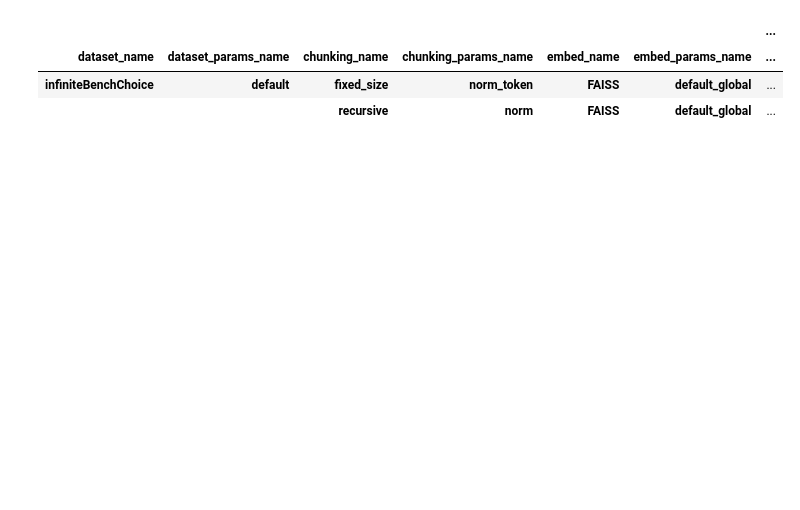
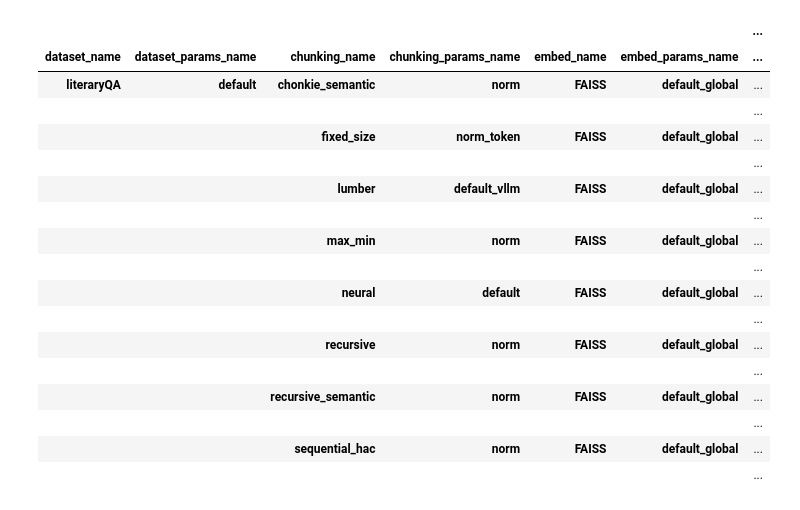
Before and after one commit to KunickiKarol/chunking_thesis, a Jupyter notebook: notebooks/analyze_retrieval.ipynb, the cells around one changed output. Cells and saved outputs as stored; diff of their text form; code cells hidden in the pictures; blank space fills up the shorter version.

```diff
--- a/notebooks/analyze_retrieval.ipynb
+++ b/notebooks/analyze_retrieval.ipynb
@@ -14,7 +14,7 @@ load_dotenv()
 
 ANALYZE_RETRIEVAL_DIR = Path(os.getenv("ANALYZE_RETRIEVAL_DIR"))
 
-with open("params.yaml", "r", encoding="utf-8") as f:
+with open("params_lit.yaml", "r", encoding="utf-8") as f:
     params = yaml.safe_load(f)
 
 datasets_cfg = params.get("preprocess_datasets").get("datasets")
@@ -96,32 +96,46 @@ metric_cols = [
     "Accuracy@3",
     "Accuracy@4",
     "Accuracy@5",
     "Recall@10",
     "MRR@10",
     "NDCG@10",
     "rerank_result_time",
 ]
 
 # reszta kolumn
 other_cols = [c for c in retrieval_df.columns if c not in metric_cols]
 
 metric_cols = [
     "Accuracy@1",
     "Accuracy@2",
     "Accuracy@3",
     "Accuracy@4",
     "Accuracy@5",
     "Recall@10",
     "MRR@10",
     "NDCG@10",
     "rerank_result_time",
 ]
 
 # reszta kolumn
 other_cols = [c for c in retrieval_df.columns if c not in metric_cols]
 retrieval_df
 # %% [output]
 |  |  |  |  |  |  | ... |
 | dataset_name | dataset_params_name | chunking_name | chunking_params_name | embed_name | embed_params_name | ... |
-| infiniteBenchChoice | default | fixed_size | norm_token | FAISS | default_global | ... |
+| literaryQA | default | chonkie_semantic | norm | FAISS | default_global | ... |
+|  |  |  |  |  |  | ... |
+|  |  | fixed_size | norm_token | FAISS | default_global | ... |
+|  |  |  |  |  |  | ... |
+|  |  | lumber | default_vllm | FAISS | default_global | ... |
+|  |  |  |  |  |  | ... |
+|  |  | max_min | norm | FAISS | default_global | ... |
+|  |  |  |  |  |  | ... |
+|  |  | neural | default | FAISS | default_global | ... |
+|  |  |  |  |  |  | ... |
 |  |  | recursive | norm | FAISS | default_global | ... |
+|  |  |  |  |  |  | ... |
+|  |  | recursive_semantic | norm | FAISS | default_global | ... |
+|  |  |  |  |  |  | ... |
+|  |  | sequential_hac | norm | FAISS | default_global | ... |
+|  |  |  |  |  |  | ... |
```
Also changed, not shown: parts of 8 cells of this notebook, 27 other files.
